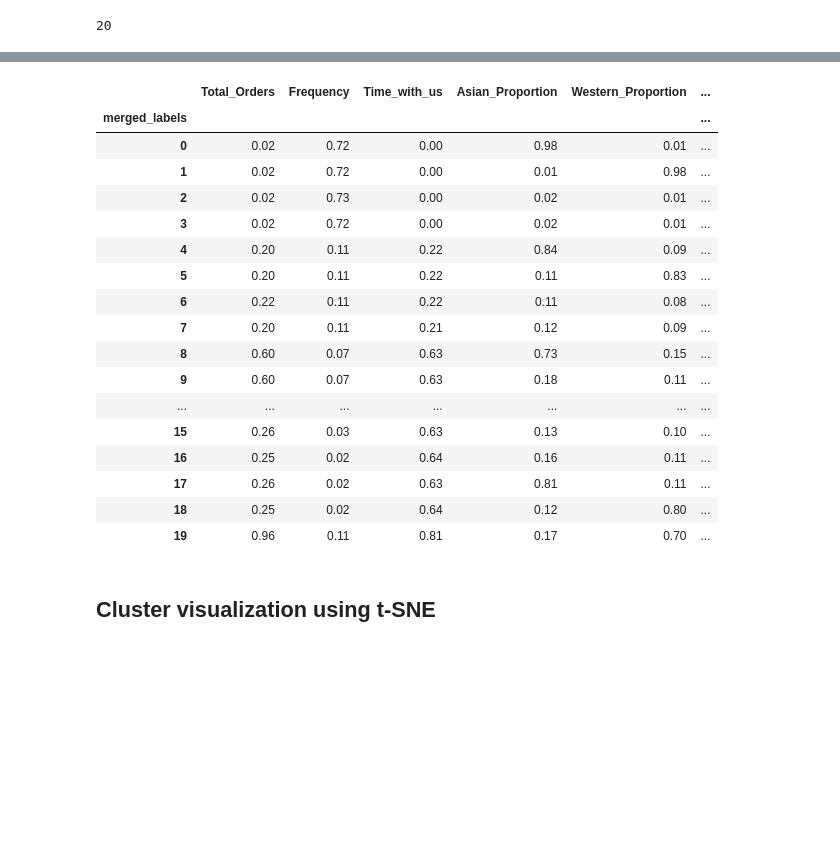
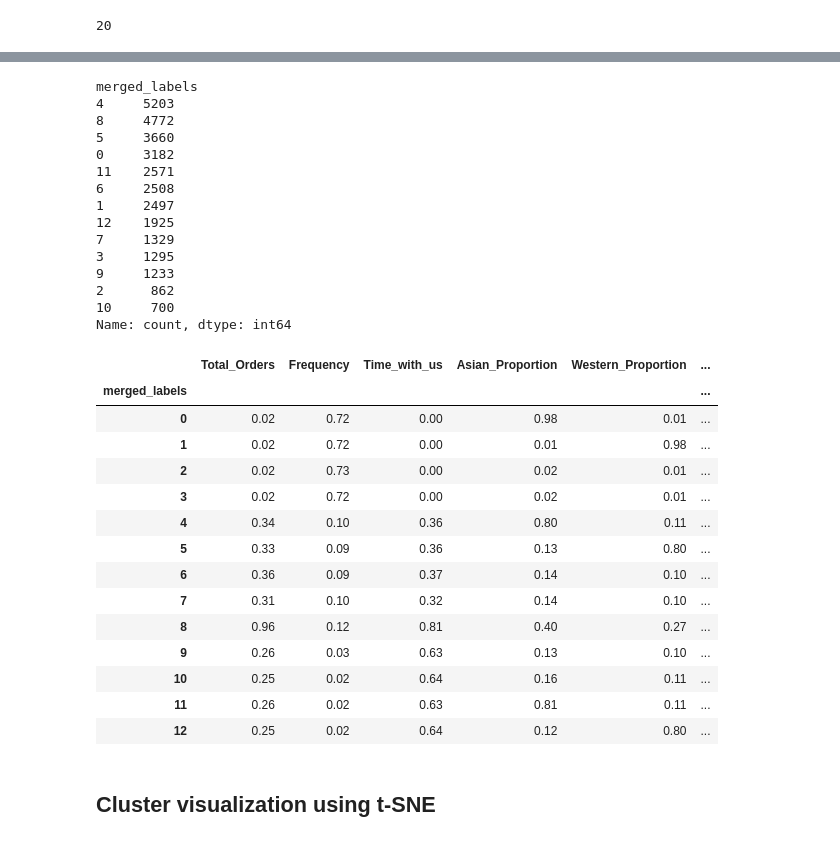
Before and after one commit to merkury00/DataMiningProject2425, a Jupyter notebook: CLUSTERING.ipynb, the cells around one changed output, grey strips where cells are left out. Drawn from its saved outputs; the diff is of its cells as text; code cells hidden in the pictures; blank space fills up the shorter version.

```diff
--- a/CLUSTERING.ipynb
+++ b/CLUSTERING.ipynb
@@ -853,3 +863,20 @@ df['merged_labels'] = df['merged_labels'].map(label_mapping)
 df['merged_labels'].nunique()
 # %% [output]
 20
+# %%
+# reindex the df numbers in order to plot the heatmap
+merged_labels_mapping = {
+    12: 10,  # 12 becomes 10
+    13: 11,  # 13 becomes 11
+    10: 12,  # 10 becomes 12
+    11: 13,  # 11 becomes 13
+    19: 15,  # 19 becomes 15
+    15: 19   # 15 becomes 19
+}
+
+# Apply the mapping
+df['merged_labels'] = df['merged_labels'].replace(merged_labels_mapping)
+
+# Display the heatmap
+final_clusters = df.groupby('merged_labels')[behavior_features + preferences_features].mean()
+final_clusters.style.format(precision=2).background_gradient(axis=1,cmap='viridis')
@@ -856,25 +924,57 @@ df['merged_labels'].nunique()
+# %%
+# Define the mapping for merging clusters
+cluster_mapping = {
+    12: 20, 13: 20, 14: 20, 15: 20,  # Merge clusters 12 to 15 into 15
+    4: 8,  # Merge 4 into 8
+    5: 10,  # Merge 5 into 10
+    6: 11,  # Merge 6 into 11
+    7: 9   # Merge 7 into 9
+}
+
+# Apply the mapping to the 'merged_labels' column
+df['merged_labels'] = df['merged_labels'].replace(cluster_mapping)
+# %%
+# reorder the merged_labels from 1 to n
+label_mapping = {label: i for i, label in enumerate(df['merged_labels'].unique())}
+df['merged_labels'] = df['merged_labels'].map(label_mapping)
+# %%
+# display number of observations in each cluster
+df['merged_labels'].value_counts()
+# %% [output]
+merged_labels
+4     5203
+8     4772
+5     3660
+0     3182
+11    2571
+6     2508
+1     2497
+12    1925
+7     1329
+3     1295
+9     1233
+2      862
+10     700
+Name: count, dtype: int64
 # %%
-# groupby the merged_labels and [behavior_features] + preferences_features to get the mean of each cluster
-final_clusters = df.groupby('merged_labels')[behavior_features + preferences_features].mean()
-final_clusters.style.format(precision=2).background_gradient(axis=1,cmap='viridis')
+# Display the heatmap
+final_clusters2 = df.groupby('merged_labels')[behavior_features + preferences_features].mean()
+final_clusters2.style.format(precision=2).background_gradient(axis=1,cmap='viridis')
 # %% [output]
 |  | Total_Orders | Frequency | Time_with_us | Asian_Proportion | Western_Proportion | ... |
 | merged_labels |  |  |  |  |  | ... |
 | 0 | 0.02 | 0.72 | 0.00 | 0.98 | 0.01 | ... |
 | 1 | 0.02 | 0.72 | 0.00 | 0.01 | 0.98 | ... |
 | 2 | 0.02 | 0.73 | 0.00 | 0.02 | 0.01 | ... |
 | 3 | 0.02 | 0.72 | 0.00 | 0.02 | 0.01 | ... |
-| 4 | 0.20 | 0.11 | 0.22 | 0.84 | 0.09 | ... |
-| 5 | 0.20 | 0.11 | 0.22 | 0.11 | 0.83 | ... |
-| 6 | 0.22 | 0.11 | 0.22 | 0.11 | 0.08 | ... |
-| 7 | 0.20 | 0.11 | 0.21 | 0.12 | 0.09 | ... |
-| 8 | 0.60 | 0.07 | 0.63 | 0.73 | 0.15 | ... |
-| 9 | 0.60 | 0.07 | 0.63 | 0.18 | 0.11 | ... |
-| ... | ... | ... | ... | ... | ... | ... |
-| 15 | 0.26 | 0.03 | 0.63 | 0.13 | 0.10 | ... |
-| 16 | 0.25 | 0.02 | 0.64 | 0.16 | 0.11 | ... |
-| 17 | 0.26 | 0.02 | 0.63 | 0.81 | 0.11 | ... |
-| 18 | 0.25 | 0.02 | 0.64 | 0.12 | 0.80 | ... |
-| 19 | 0.96 | 0.11 | 0.81 | 0.17 | 0.70 | ... |
+| 4 | 0.34 | 0.10 | 0.36 | 0.80 | 0.11 | ... |
+| 5 | 0.33 | 0.09 | 0.36 | 0.13 | 0.80 | ... |
+| 6 | 0.36 | 0.09 | 0.37 | 0.14 | 0.10 | ... |
+| 7 | 0.31 | 0.10 | 0.32 | 0.14 | 0.10 | ... |
+| 8 | 0.96 | 0.12 | 0.81 | 0.40 | 0.27 | ... |
+| 9 | 0.26 | 0.03 | 0.63 | 0.13 | 0.10 | ... |
+| 10 | 0.25 | 0.02 | 0.64 | 0.16 | 0.11 | ... |
+| 11 | 0.26 | 0.02 | 0.63 | 0.81 | 0.11 | ... |
+| 12 | 0.25 | 0.02 | 0.64 | 0.12 | 0.80 | ... |
 # %% [markdown]
 ## Cluster visualization using t-SNE
```
Also changed, not shown: parts of 31 cells of this notebook, 2 other files.
